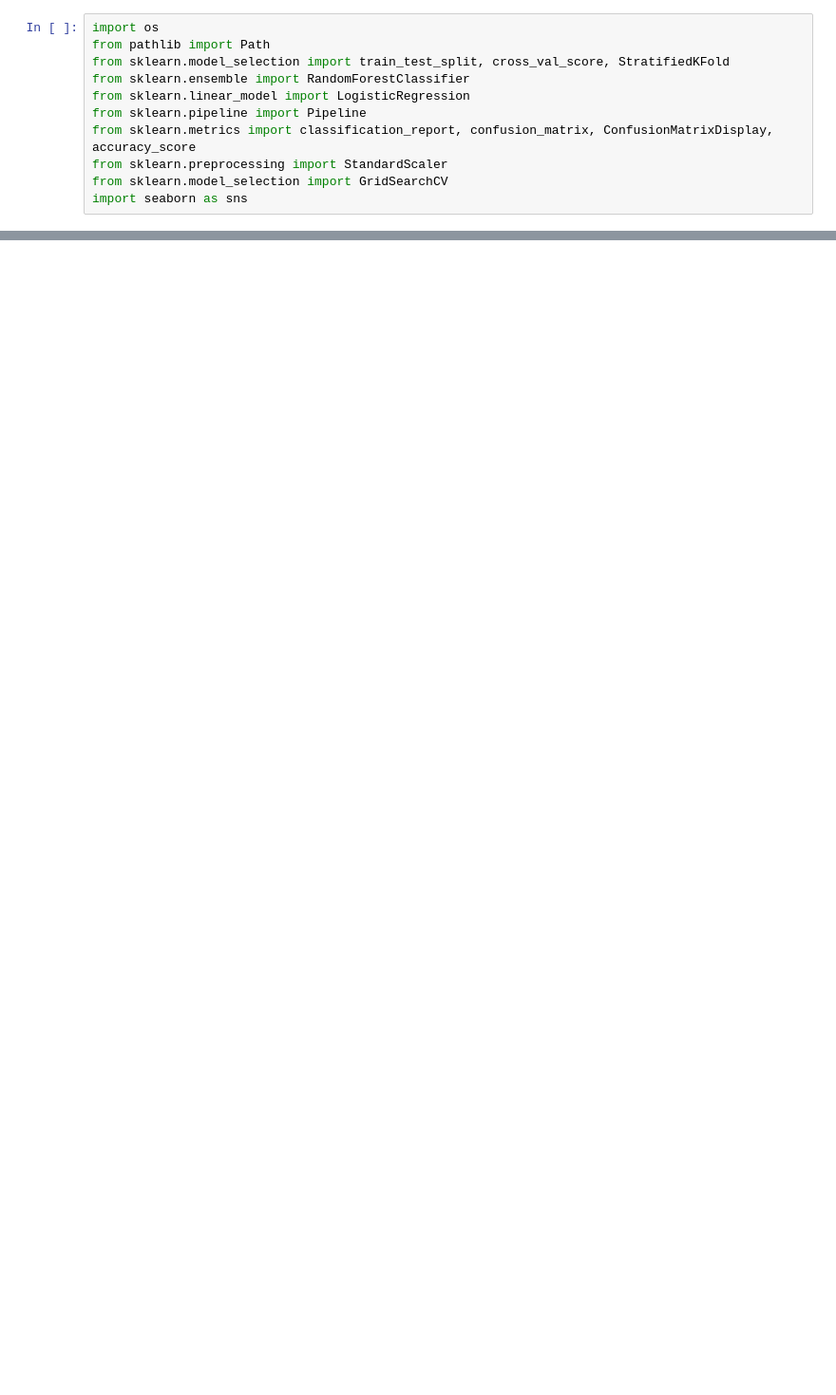
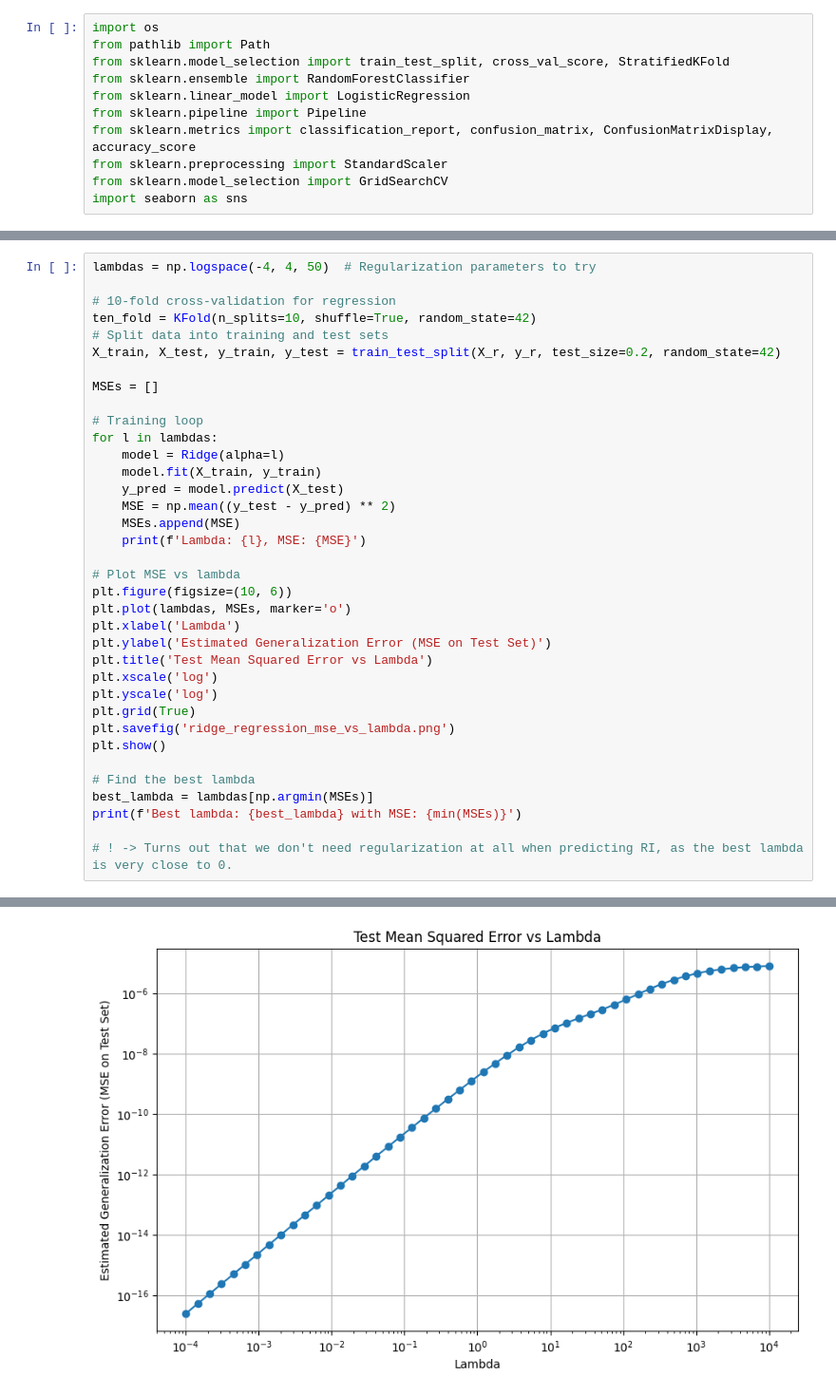
Before and after one commit to schependom/DTU_machine-learning-projects, a Jupyter notebook: Project 2/src/main.ipynb, the cells around one changed output, grey strips where cells are left out. Shown at 95% size. Cells and saved outputs as stored; diff of their text form; blank space fills up the shorter version.

```diff
--- a/Project 2/src/main.ipynb
+++ b/Project 2/src/main.ipynb
@@ -968,0 +111,37 @@ PCA(6) + RF: CV accuracy = 0.6635 ± 0.0356
+# %%
+lambdas = np.logspace(-4, 4, 50)  # Regularization parameters to try
+
+# 10-fold cross-validation for regression
+ten_fold = KFold(n_splits=10, shuffle=True, random_state=42)
+# Split data into training and test sets
+X_train, X_test, y_train, y_test = train_test_split(X_r, y_r, test_size=0.2, random_state=42)
+
+MSEs = []
+
+# Training loop
+for l in lambdas:
+    model = Ridge(alpha=l)
+    model.fit(X_train, y_train)
+    y_pred = model.predict(X_test)
+    MSE = np.mean((y_test - y_pred) ** 2)
+    MSEs.append(MSE)
+    print(f'Lambda: {l}, MSE: {MSE}')
+
+# Plot MSE vs lambda
+plt.figure(figsize=(10, 6))
+plt.plot(lambdas, MSEs, marker='o')
+plt.xlabel('Lambda')
+plt.ylabel('Estimated Generalization Error (MSE on Test Set)')
+plt.title('Test Mean Squared Error vs Lambda')
+plt.xscale('log')
+plt.yscale('log')
+plt.grid(True)
+plt.savefig('ridge_regression_mse_vs_lambda.png')
+plt.show()
+
+# Find the best lambda
+best_lambda = lambdas[np.argmin(MSEs)]
+print(f'Best lambda: {best_lambda} with MSE: {min(MSEs)}')
+
+# ! -> Turns out that we don't need regularization at all when predicting RI, as the best lambda is very close to 0.
+# %% [output]
@@ -968,0 +165 @@ PCA(6) + RF: CV accuracy = 0.6635 ± 0.0356
+[figure, added]
```
Also changed, not shown: parts of 81 cells of this notebook, 3 other files.
